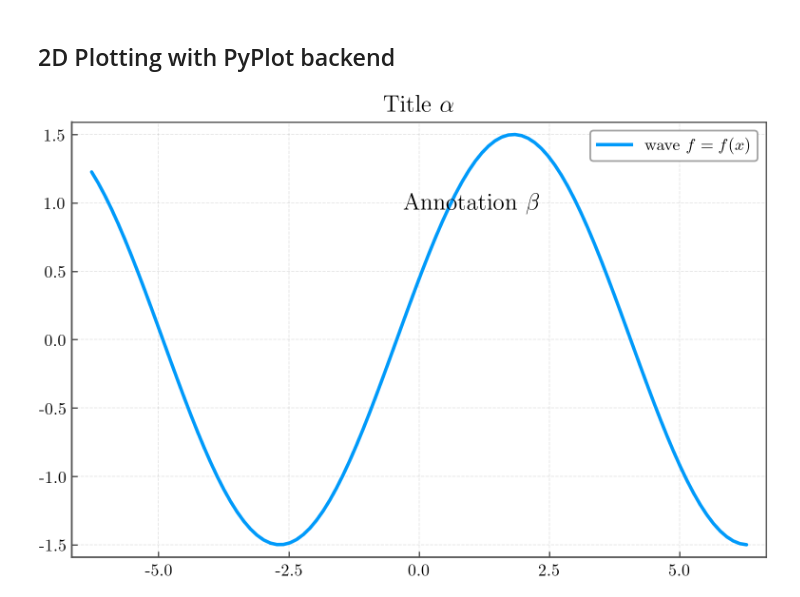
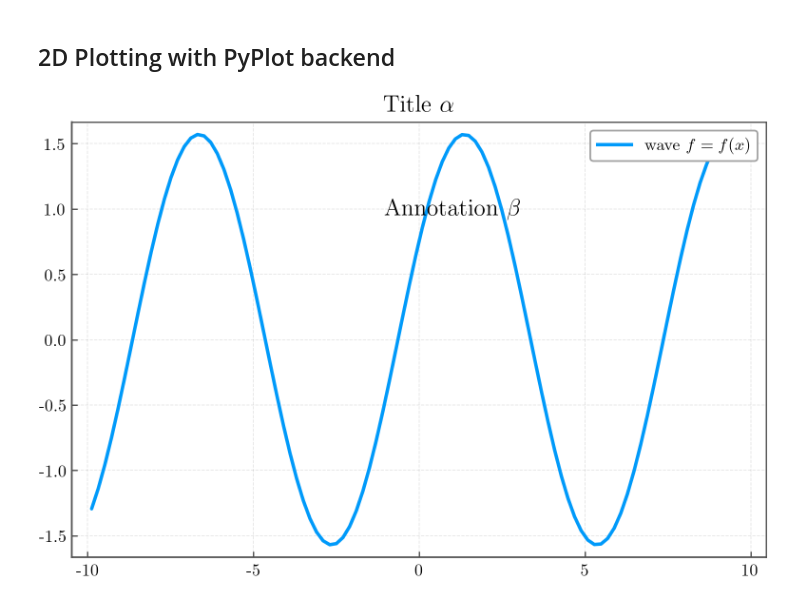
Before and after one commit to ConAntares/Algorithms, a Jupyter notebook: Data Visualization Templates/Julia Plots Demo.ipynb, the cells around one changed output. Cells and saved outputs as stored; diff of their text form; code cells hidden in the pictures.

```diff
--- a/Data Visualization Templates/Julia Plots Demo.ipynb
+++ b/Data Visualization Templates/Julia Plots Demo.ipynb
@@ -5,15 +5,15 @@
 # %%
 using Plots; pyplot()
 using LaTeXStrings
 
 Plots.PyPlot.rc("text", usetex = "true")
 Plots.PyPlot.rc("font", family = "CMU Serif")
 
-X = range(-2pi, stop=2pi, length=100)
-Y = 1.5 .* sin.(0.3 .+ 0.7X)
+X = range(-pi*pi, pi*pi, length=100)
+Y = pi/2 .* sin.(1/2 .+ (pi/4)X)
 
 plot(dpi=256, gridls=:dash, legend=:topright, frame=:both,
      fgborder="#505050",fglegend="#A0A0A0", fgaxis="#505050", tickfontsize=10, legendfontsize=10)
 plot!(X,Y, title = L"Title $\alpha$", lw=2, label=L"wave $f=f(x)$", annotation=(1, 1, L"Annotation $\beta$"))
 # %% [output]
-[figure, old version]
+[figure, new version]
```
Also changed, not shown: parts of 1 cell of this notebook, 1 other file.
